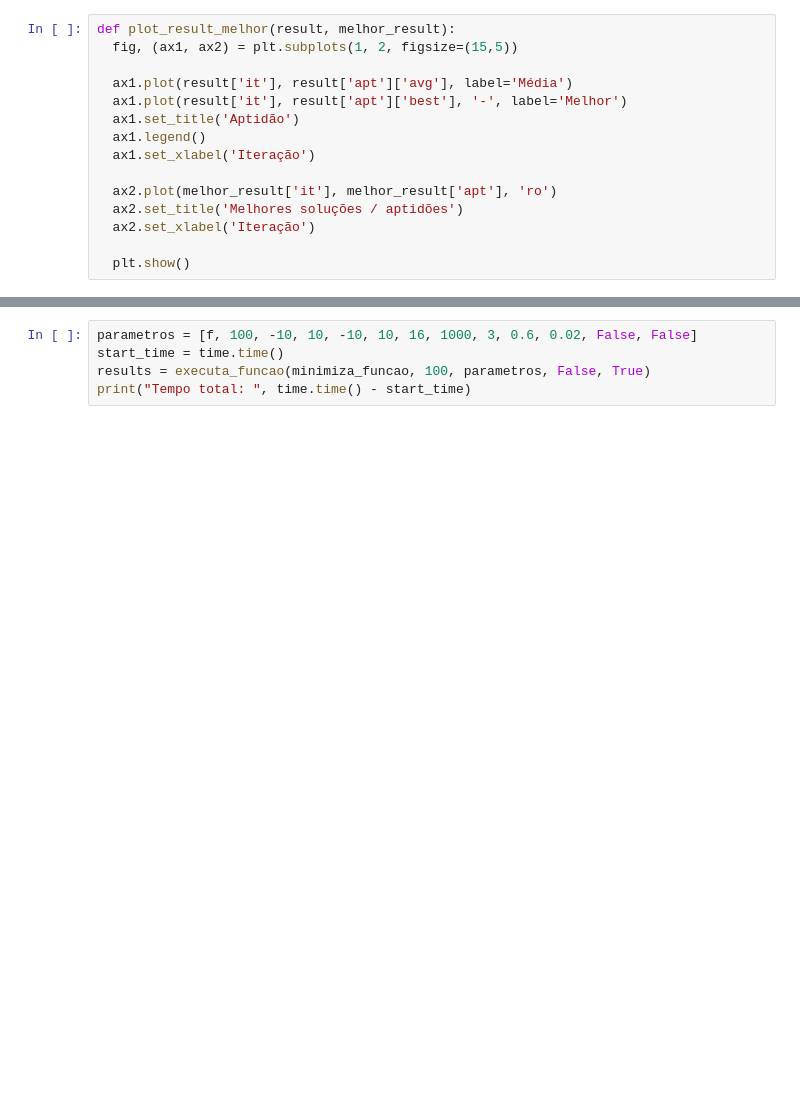
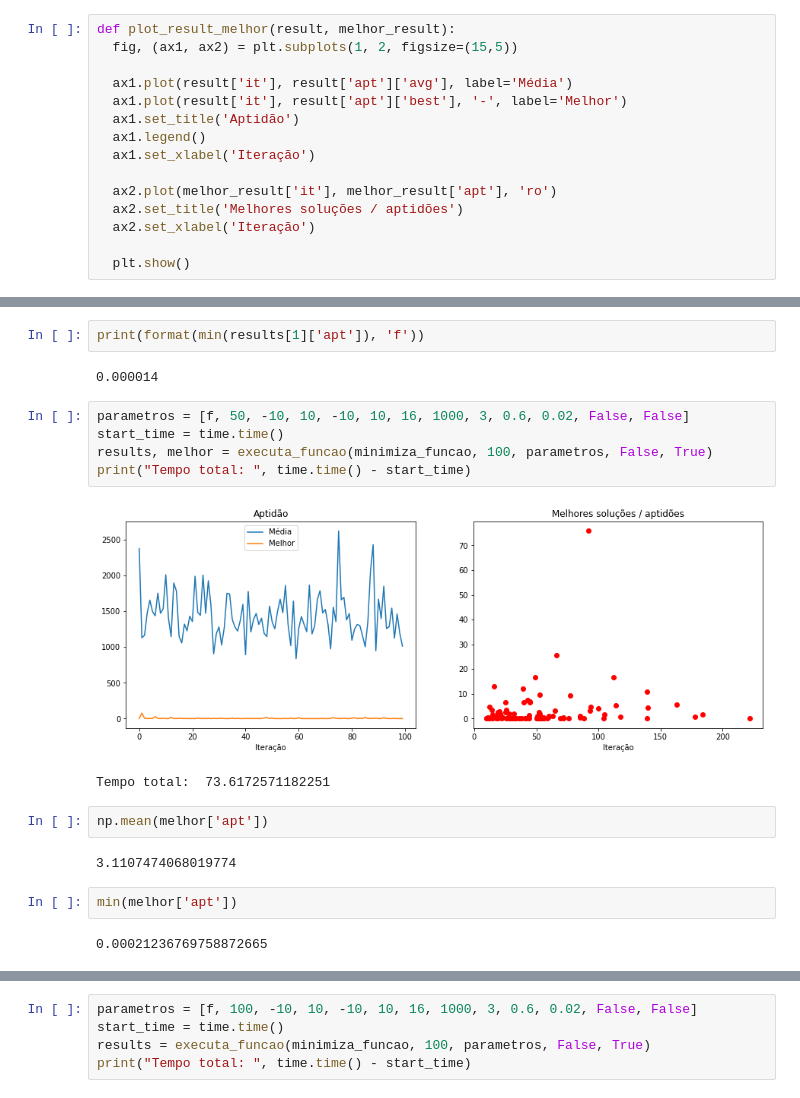
Before and after one commit to Giovannacm/nature-inspired-computing, a Jupyter notebook: AlgoritmosGeneticos.ipynb, the cells around one changed output, grey strips where cells are left out. Cells and saved outputs as stored; diff of their text form; blank space fills up the shorter version.

```diff
--- a/AlgoritmosGeneticos.ipynb
+++ b/AlgoritmosGeneticos.ipynb
@@ -1006,0 +1003,20 @@ Tempo total:  49.29337668418884
+# %%
+print(format(min(results[1]['apt']), 'f'))
+# %% [output]
+0.000014
+# %%
+parametros = [f, 50, -10, 10, -10, 10, 16, 1000, 3, 0.6, 0.02, False, False]
+start_time = time.time()
+results, melhor = executa_funcao(minimiza_funcao, 100, parametros, False, True)
+print("Tempo total: ", time.time() - start_time)
+# %% [output]
+[figure, added]
+Tempo total:  73.6172571182251
+# %%
+np.mean(melhor['apt'])
+# %% [output]
+3.1107474068019774
+# %%
+min(melhor['apt'])
+# %% [output]
+0.00021236769758872665
```
Also changed, not shown: parts of 10 cells of this notebook.
